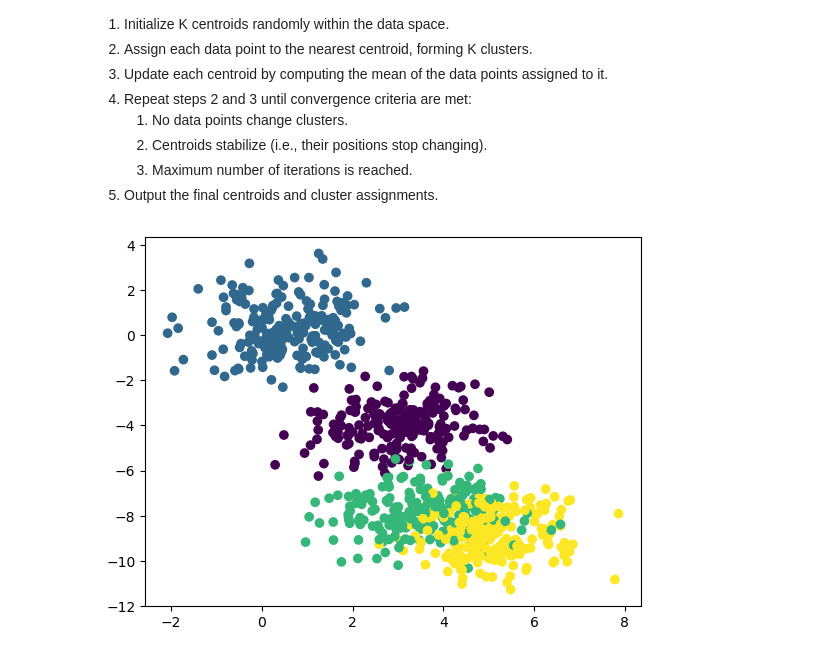
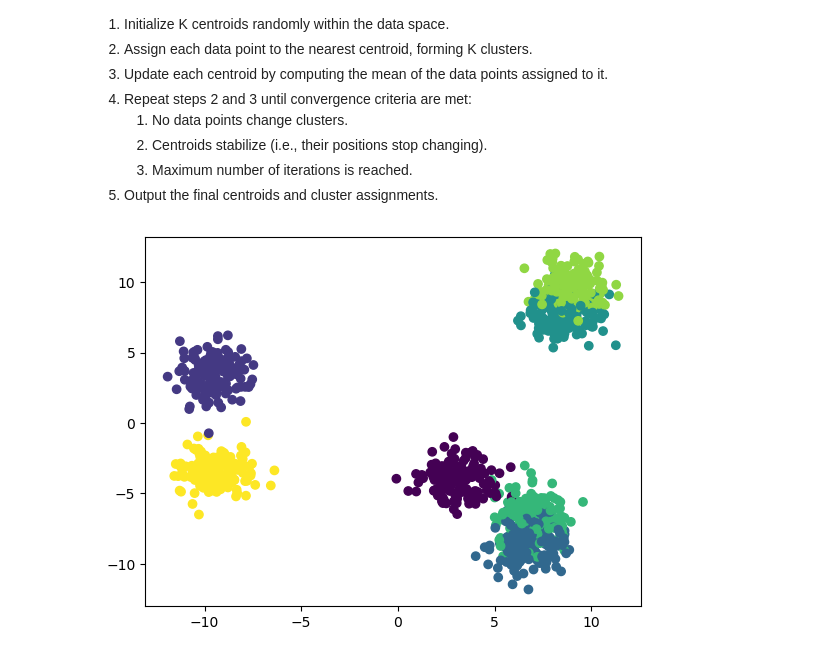
Before and after one commit to daaanishhh002/MachineLearning, a Jupyter notebook: Machine Learning Algorithms/Unsupervised Learning/KMeansClustering.ipynb, the cells around one changed output. Saved outputs shown, nothing was run; the diff lists cells and outputs as text; code cells hidden in the pictures.

```diff
--- a/Machine Learning Algorithms/Unsupervised Learning/KMeansClustering.ipynb
+++ b/Machine Learning Algorithms/Unsupervised Learning/KMeansClustering.ipynb
@@ -41,12 +41,12 @@ import warnings
 warnings.filterwarnings('ignore')
 # %%
 from sklearn.datasets import make_blobs
-X,y = make_blobs(n_samples=800,n_features=2,
-                 centers=4,random_state=2002)
+X,y = make_blobs(n_samples=1000,n_features=25,
+                 centers=7,random_state=2002)
 
 plt.scatter(X[:,0],X[:,1],c=y);
 # %% [output]
-[figure, old version]
+[figure, new version]
 # %%
 from sklearn.cluster import KMeans
 
```
Also changed, not shown: parts of 6 cells of this notebook.
